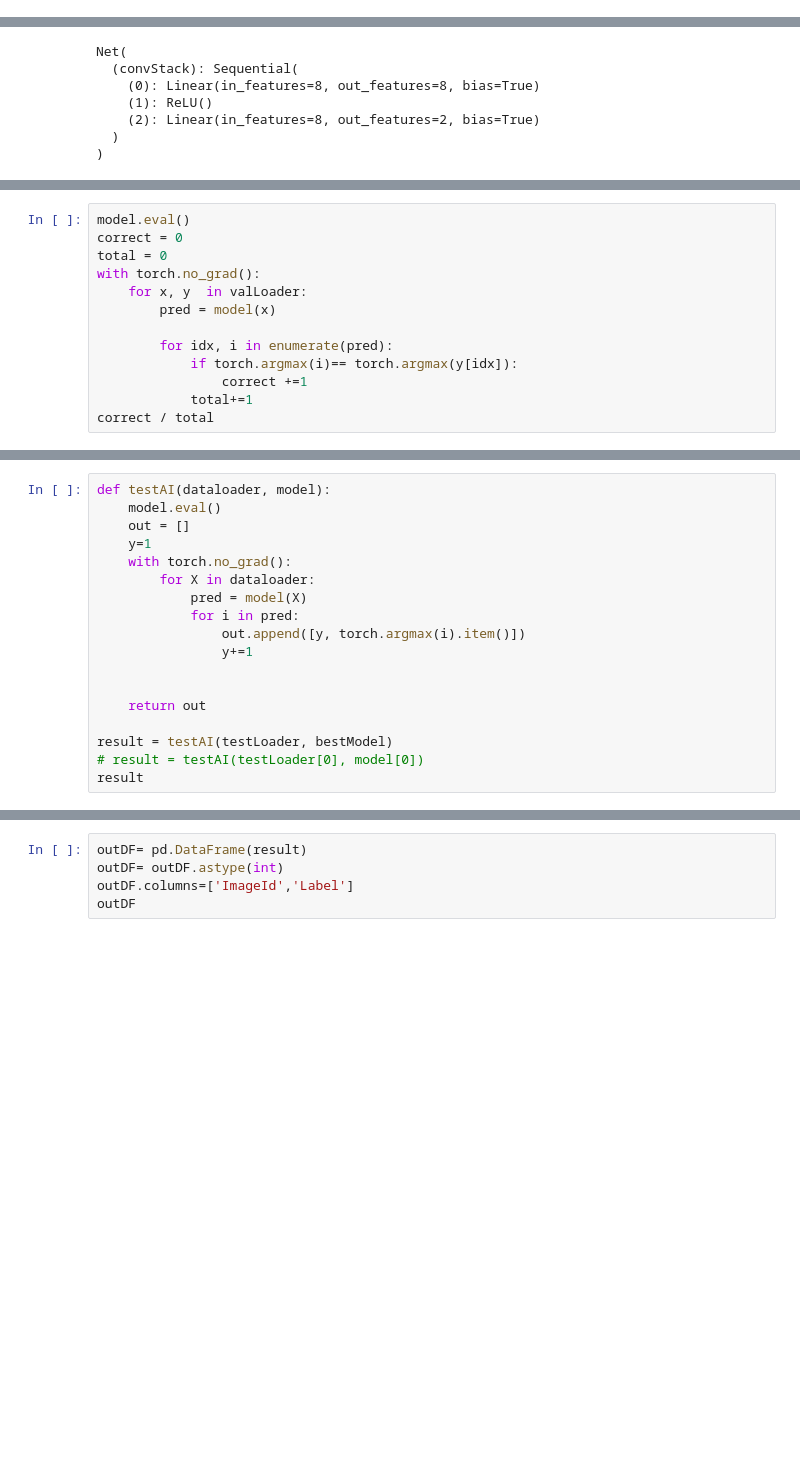
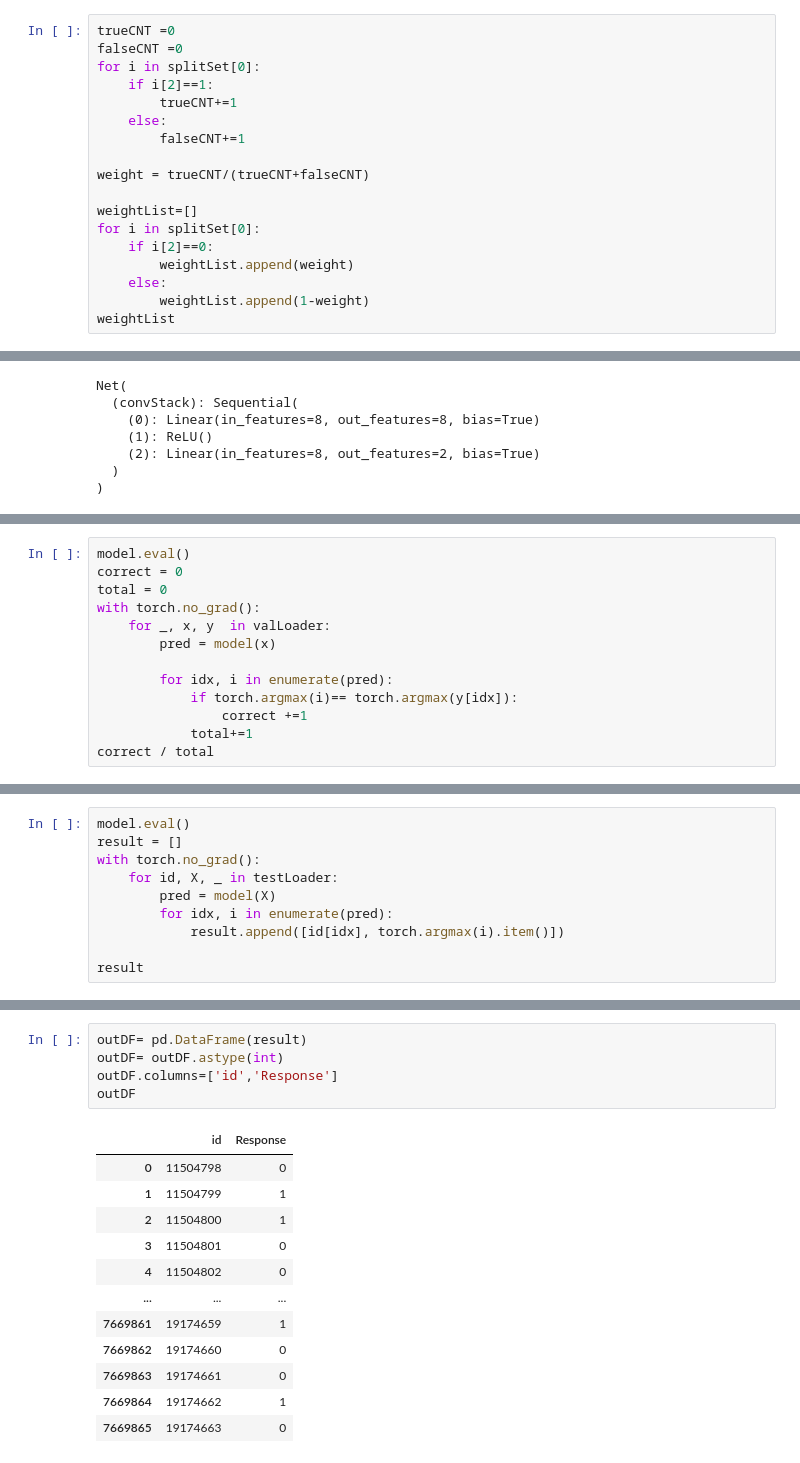
Before and after one commit to joseongho1985/playground-series-s4e7, a Jupyter notebook: test.ipynb, the cells around one changed output, grey strips where cells are left out. Saved outputs shown, nothing was run; the diff lists cells and outputs as text; blank space fills up the shorter version.

```diff
--- a/test.ipynb
+++ b/test.ipynb
@@ -122,6 +180,24 @@ splitSet
 # %% [output]
 [<torch.utils.data.dataset.Subset at 0x...>,
  <torch.utils.data.dataset.Subset at 0x...>]
+# %%
+trueCNT =0
+falseCNT =0
+for i in splitSet[0]:
+    if i[2]==1:
+        trueCNT+=1
+    else:
+        falseCNT+=1
+
+weight = trueCNT/(trueCNT+falseCNT)
+
+weightList=[]
+for i in splitSet[0]:
+    if i[2]==0:
+        weightList.append(weight)
+    else:
+        weightList.append(1-weight)
+weightList
 # %%
 trainLoader=torch.utils.data.DataLoader(splitSet[0],batch_size=1024,sampler=torch.utils.data.RandomSampler(splitSet[0]))
 valLoader=torch.utils.data.DataLoader(splitSet[1],batch_size=1024,sampler=torch.utils.data.RandomSampler(splitSet[1]))
@@ -213,7 +306,7 @@ model.eval()
 correct = 0
 total = 0
 with torch.no_grad():
-    for x, y  in valLoader:
+    for _, x, y  in valLoader:
         pred = model(x)
 
         for idx, i in enumerate(pred):
@@ -226,19 +319,11 @@ Error:
 # %%
-def testAI(dataloader, model):
-    model.eval()
-    out = []
-    y=1
-    with torch.no_grad():
-        for X in dataloader:
-            pred = model(X)
-            for i in pred:
-                out.append([y, torch.argmax(i).item()])
-                y+=1
+model.eval()
+result = []
+with torch.no_grad():
+    for id, X, _ in testLoader:
+        pred = model(X)
+        for idx, i in enumerate(pred):
+            result.append([id[idx], torch.argmax(i).item()])
 
-
-    return out
-
-result = testAI(testLoader, bestModel)
-# result = testAI(testLoader[0], model[0])
 result
 # %% [output]
@@ -246,6 +347,18 @@ Error:
 # %%
 outDF= pd.DataFrame(result)
 outDF= outDF.astype(int)
-outDF.columns=['ImageId','Label']
+outDF.columns=['id','Response']
 outDF
 # %% [output]
+|  | id | Response |
+| 0 | 11504798 | 0 |
+| 1 | 11504799 | 1 |
+| 2 | 11504800 | 1 |
+| 3 | 11504801 | 0 |
+| 4 | 11504802 | 0 |
+| ... | ... | ... |
+| 7669861 | 19174659 | 1 |
+| 7669862 | 19174660 | 0 |
+| 7669863 | 19174661 | 0 |
+| 7669864 | 19174662 | 1 |
+| 7669865 | 19174663 | 0 |
```
Also changed, not shown: parts of 10 cells of this notebook, 1 other file.
